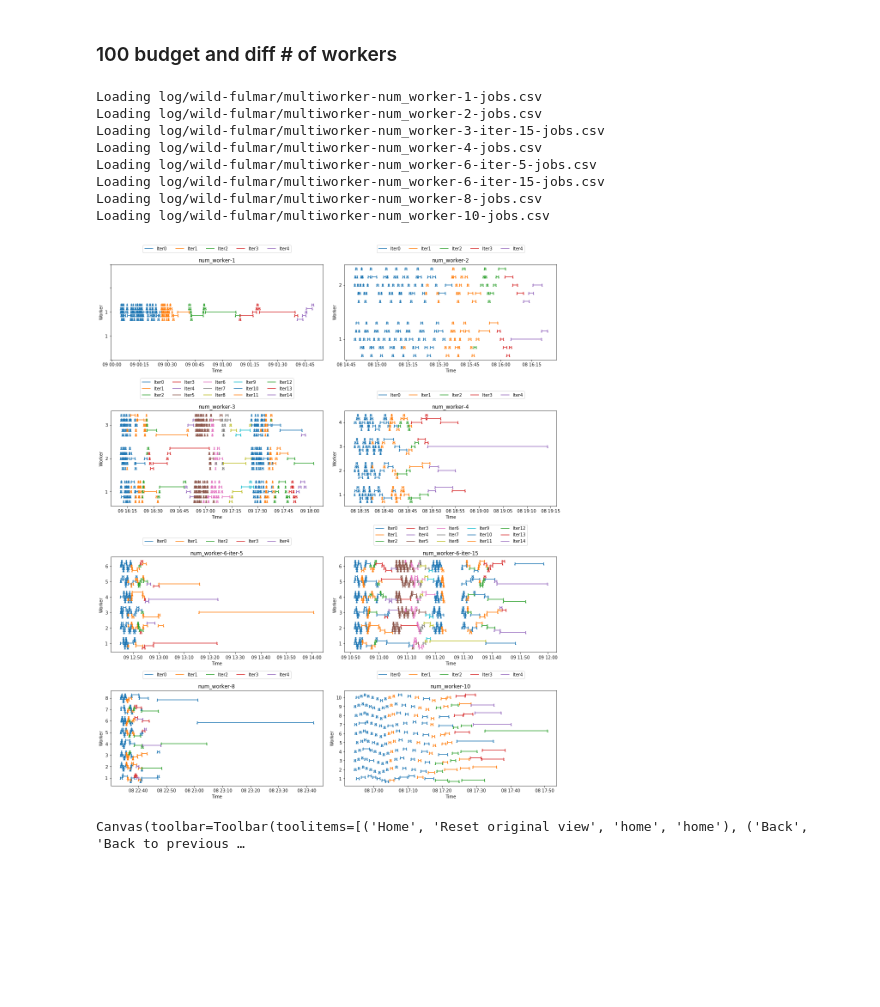
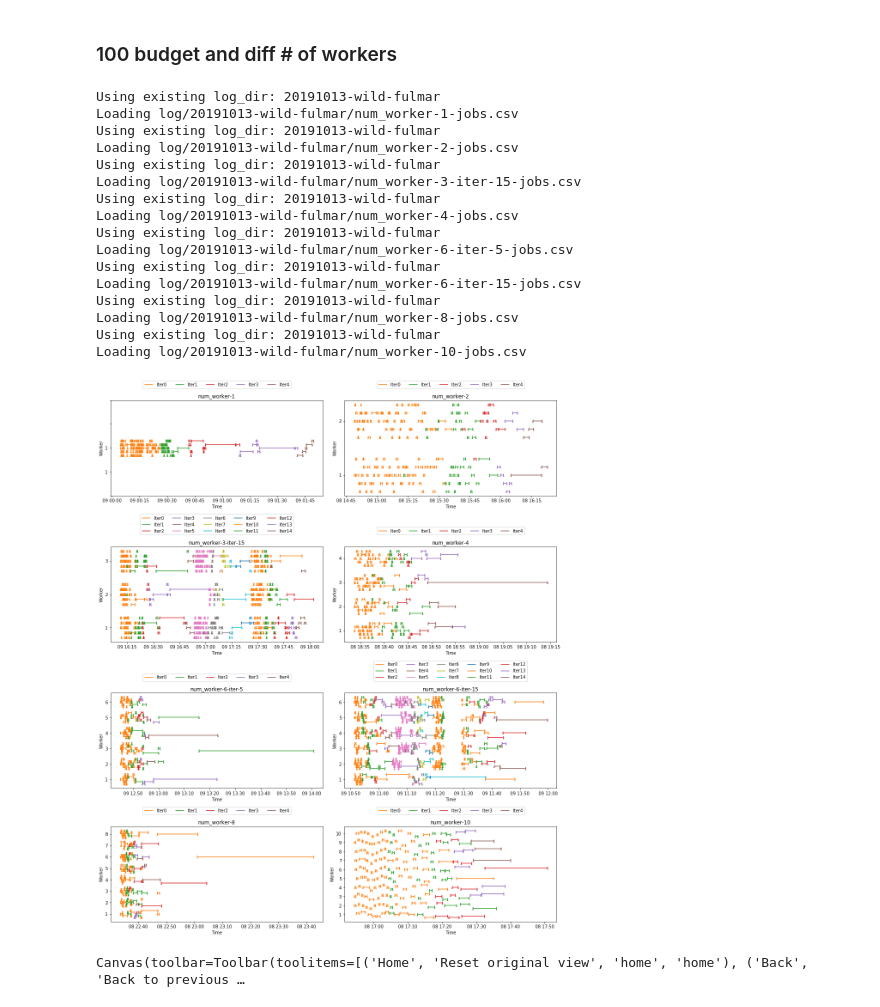
Before and after one commit to jaywonchung/ngpus-profile, a Jupyter notebook: scripts/ana.ipynb, the cells around one changed output. Cells and saved outputs as stored; diff of their text form; code cells hidden in the pictures; blank space fills up the shorter version.

```diff
--- a/scripts/ana.ipynb
+++ b/scripts/ana.ipynb
@@ -203,5 +155,5 @@ Text(0, 0.5, 'Second/Epoch')
 # %% [markdown]
 ### One run with 20 budget and 5 iterations with 10 workers
 # %%
-total = load_jobs('tentacled-seal')
+total = vis.load_jobs('tentacled-seal', 'num_worker-10')
 # %% [output]
@@ -216,5 +169,5 @@ vis.legend(ax, ncol=5)
 # %% [markdown]
 ### One run with 100 budget and 5 iterations with 7 workers
 # %%
-total = load_jobs('pygmy', '7')
+total = vis.load_jobs('pygmy', '7')
 # %% [output]
@@ -230,38 +185,46 @@ Canvas(toolbar=Toolbar(toolitems=[('Home', 'Reset original view', 'home', 'home'
 # %%
 %matplotlib inline
 ylims = {
     'num_worker-1': [-2, 2]
 }
 tags = [
     'num_worker-1',
     'num_worker-2',
-    'num_worker-3',
+    'num_worker-3-iter-15',
     'num_worker-4',
     'num_worker-6-iter-5',
     'num_worker-6-iter-15',
     'num_worker-8',
     'num_worker-10',
 ]
 _, axs = vis.subplots(f'Auto-PyTorch with 100 budget and diff num of workers', ncols=2, nrows=4, figsize=(15, 18))
 
 for tag, ax in zip(tags, axs.flatten()):
-    total = load_jobs('wild-fulmar', tag)
-    vis.job_timeline(total.Node, total.StartTime, total.EndTime, groupby=total.Iter, label='Iter{key}', ax=ax)
+    total = vis.load_jobs('wild-fulmar', tag)
+    vis.job_timeline(total.Node, total.StartTime, total.EndTime, groupby=total.Iter, label='Iter{key[0]}', ax=ax)
     vis.legend(ax, ncol=5, bbox_to_anchor=(0.5, 1.1))
     ax.set_title(tag)
     ylim = ylims.get(tag, None)
     if ylim:
         ax.set_ylim(ylim)
 # %% [output]
-Loading log/wild-fulmar/multiworker-num_worker-1-jobs.csv
-Loading log/wild-fulmar/multiworker-num_worker-2-jobs.csv
-Loading log/wild-fulmar/multiworker-num_worker-3-iter-15-jobs.csv
-Loading log/wild-fulmar/multiworker-num_worker-4-jobs.csv
-Loading log/wild-fulmar/multiworker-num_worker-6-iter-5-jobs.csv
-Loading log/wild-fulmar/multiworker-num_worker-6-iter-15-jobs.csv
-Loading log/wild-fulmar/multiworker-num_worker-8-jobs.csv
-Loading log/wild-fulmar/multiworker-num_worker-10-jobs.csv
+Using existing log_dir: 20191013-wild-fulmar
+Loading log/20191013-wild-fulmar/num_worker-1-jobs.csv
+Using existing log_dir: 20191013-wild-fulmar
+Loading log/20191013-wild-fulmar/num_worker-2-jobs.csv
+Using existing log_dir: 20191013-wild-fulmar
+Loading log/20191013-wild-fulmar/num_worker-3-iter-15-jobs.csv
+Using existing log_dir: 20191013-wild-fulmar
+Loading log/20191013-wild-fulmar/num_worker-4-jobs.csv
+Using existing log_dir: 20191013-wild-fulmar
+Loading log/20191013-wild-fulmar/num_worker-6-iter-5-jobs.csv
+Using existing log_dir: 20191013-wild-fulmar
+Loading log/20191013-wild-fulmar/num_worker-6-iter-15-jobs.csv
+Using existing log_dir: 20191013-wild-fulmar
+Loading log/20191013-wild-fulmar/num_worker-8-jobs.csv
+Using existing log_dir: 20191013-wild-fulmar
+Loading log/20191013-wild-fulmar/num_worker-10-jobs.csv
-[figure, old version]
+[figure, new version]
 # %%
 ylims = {
     'num_worker-1': [-2, 2]
```
Also changed, not shown: parts of 53 cells of this notebook, 2 other files.
